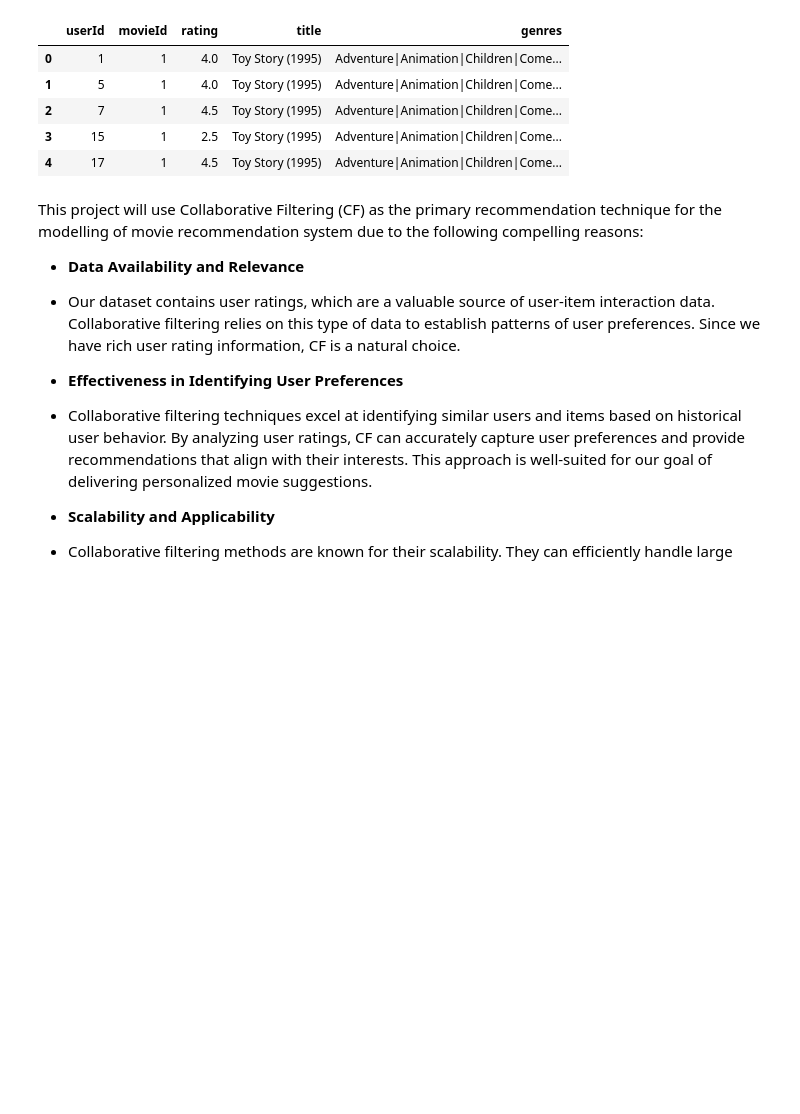
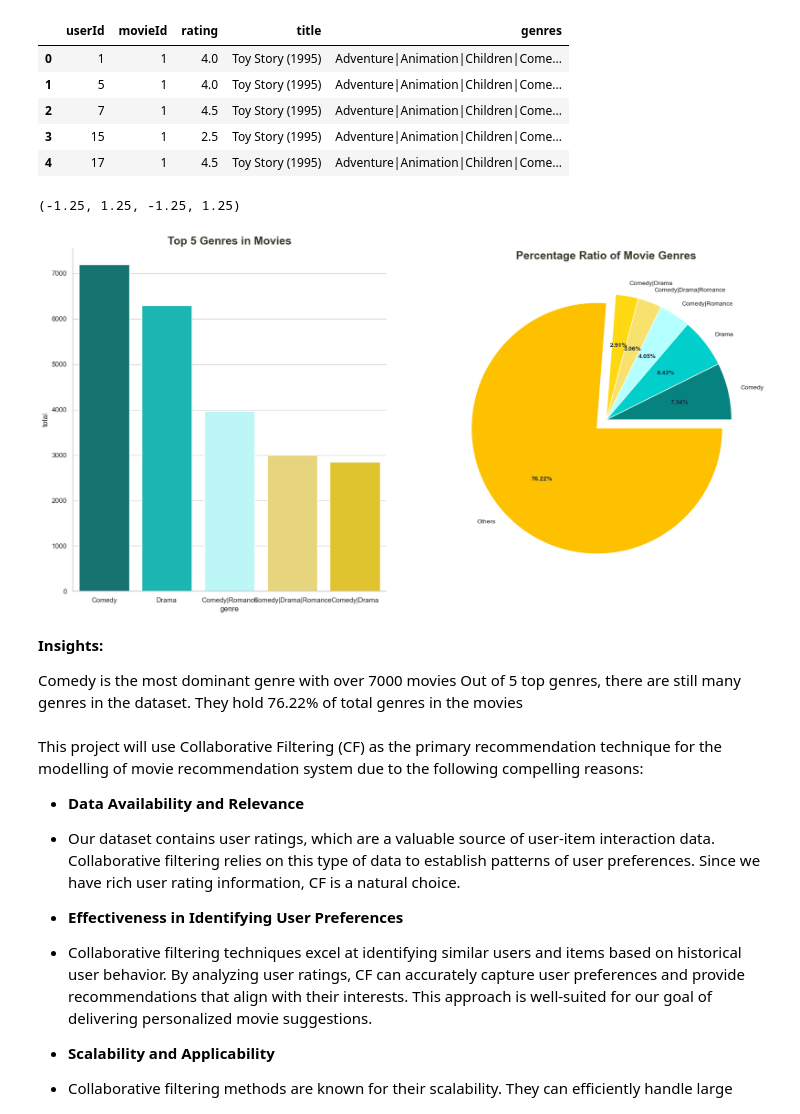
Before and after one commit to Dudimath/ScreenGenius-Smart-Movie-Suggestions, a Jupyter notebook: movie.ipynb, the cells around one changed output. Drawn from its saved outputs; the diff is of its cells as text; code cells hidden in the pictures; blank space fills up the shorter version.

Commit message:
Adding some visuals

```diff
--- a/movie.ipynb
+++ b/movie.ipynb
@@ -296,3 +299,34 @@ merged_df.head()
+# %%
+genres_list = []
+for i in merged_df['genres']:
+    genres_list.extend(i.split(', '))
+
+fig, axes = plt.subplots(nrows=1, ncols=2, figsize=(20,10))
+
+df_plot = pd.DataFrame(Counter(genres_list).most_common(5), columns=['genre', 'total'])
+ax = sns.barplot(data=df_plot, x='genre', y='total', ax=axes[0], palette=['#06837f', '#02cecb', '#b4ffff', '#f8e16c', '#fed811'])
+ax.set_title('Top 5 Genres in Movies', fontsize=18, weight=600, color='#333d29')
+sns.despine()
+
+df_plot_full = pd.DataFrame([Counter(genres_list)]).transpose().sort_values(by=0, ascending=False)
+df_plot.loc[len(df_plot)] = {'genre': 'Others', 'total':df_plot_full[6:].sum()[0]}
+plt.title('Percentage Ratio of Movie Genres', fontsize=18, weight=600, color='#333d29')
+wedges, texts, autotexts = axes[1].pie(x=df_plot['total'], labels=df_plot['genre'], autopct='%.2f%%',
+                                       textprops=dict(fontsize=10), explode=[0,0,0,0,0,0.1], colors=['#06837f', '#02cecb', '#b4ffff', '#f8e16c', '#fed811', '#fdc100'])
+
+for autotext in autotexts:
+    autotext.set_color('#1c2541')
+    autotext.set_weight('bold')
+
+axes[1].axis('off')
+# %% [output]
+(-1.25, 1.25, -1.25, 1.25)
+[figure, added]
+# %% [markdown]
+**Insights:**
+
+Comedy is the most dominant genre with over 7000 movies
+Out of 5 top genres, there are still many genres in the dataset. They hold 76.22% of total genres in the movies
 # %% [markdown]
 This project will use Collaborative Filtering (CF) as the primary recommendation technique for the modelling of movie recommendation system due to the following compelling reasons:
 
```
Also changed, not shown: parts of 4 cells of this notebook.
